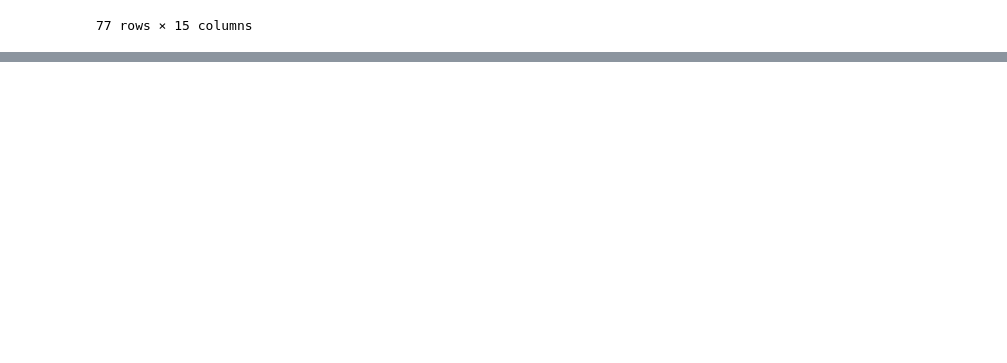
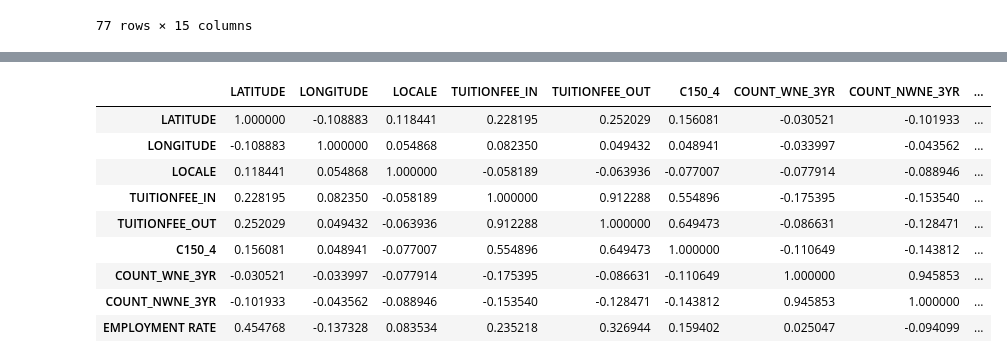
Before and after one commit to voduwa/Final-Project, a Jupyter notebook: tyler.ipynb, the cells around one changed output, grey strips where cells are left out. Saved outputs shown, nothing was run; the diff lists cells and outputs as text; code cells hidden in the pictures; blank space fills up the shorter version.

```diff
--- a/tyler.ipynb
+++ b/tyler.ipynb
@@ -580,0 +663,13 @@ sample_run.sort_values(by='Grand_Rank')
+# %%
+ms_1_df.corr()
+# %% [output]
+|  | LATITUDE | LONGITUDE | LOCALE | TUITIONFEE_IN | TUITIONFEE_OUT | C150_4 | COUNT_WNE_3YR | COUNT_NWNE_3YR | ... |
+| LATITUDE | 1.000000 | -0.108883 | 0.118441 | 0.228195 | 0.252029 | 0.156081 | -0.030521 | -0.101933 | ... |
+| LONGITUDE | -0.108883 | 1.000000 | 0.054868 | 0.082350 | 0.049432 | 0.048941 | -0.033997 | -0.043562 | ... |
+| LOCALE | 0.118441 | 0.054868 | 1.000000 | -0.058189 | -0.063936 | -0.077007 | -0.077914 | -0.088946 | ... |
+| TUITIONFEE_IN | 0.228195 | 0.082350 | -0.058189 | 1.000000 | 0.912288 | 0.554896 | -0.175395 | -0.153540 | ... |
+| TUITIONFEE_OUT | 0.252029 | 0.049432 | -0.063936 | 0.912288 | 1.000000 | 0.649473 | -0.086631 | -0.128471 | ... |
+| C150_4 | 0.156081 | 0.048941 | -0.077007 | 0.554896 | 0.649473 | 1.000000 | -0.110649 | -0.143812 | ... |
+| COUNT_WNE_3YR | -0.030521 | -0.033997 | -0.077914 | -0.175395 | -0.086631 | -0.110649 | 1.000000 | 0.945853 | ... |
+| COUNT_NWNE_3YR | -0.101933 | -0.043562 | -0.088946 | -0.153540 | -0.128471 | -0.143812 | 0.945853 | 1.000000 | ... |
+| EMPLOYMENT RATE | 0.454768 | -0.137328 | 0.083534 | 0.235218 | 0.326944 | 0.159402 | 0.025047 | -0.094099 | ... |
```
Also changed, not shown: parts of 8 cells of this notebook.
